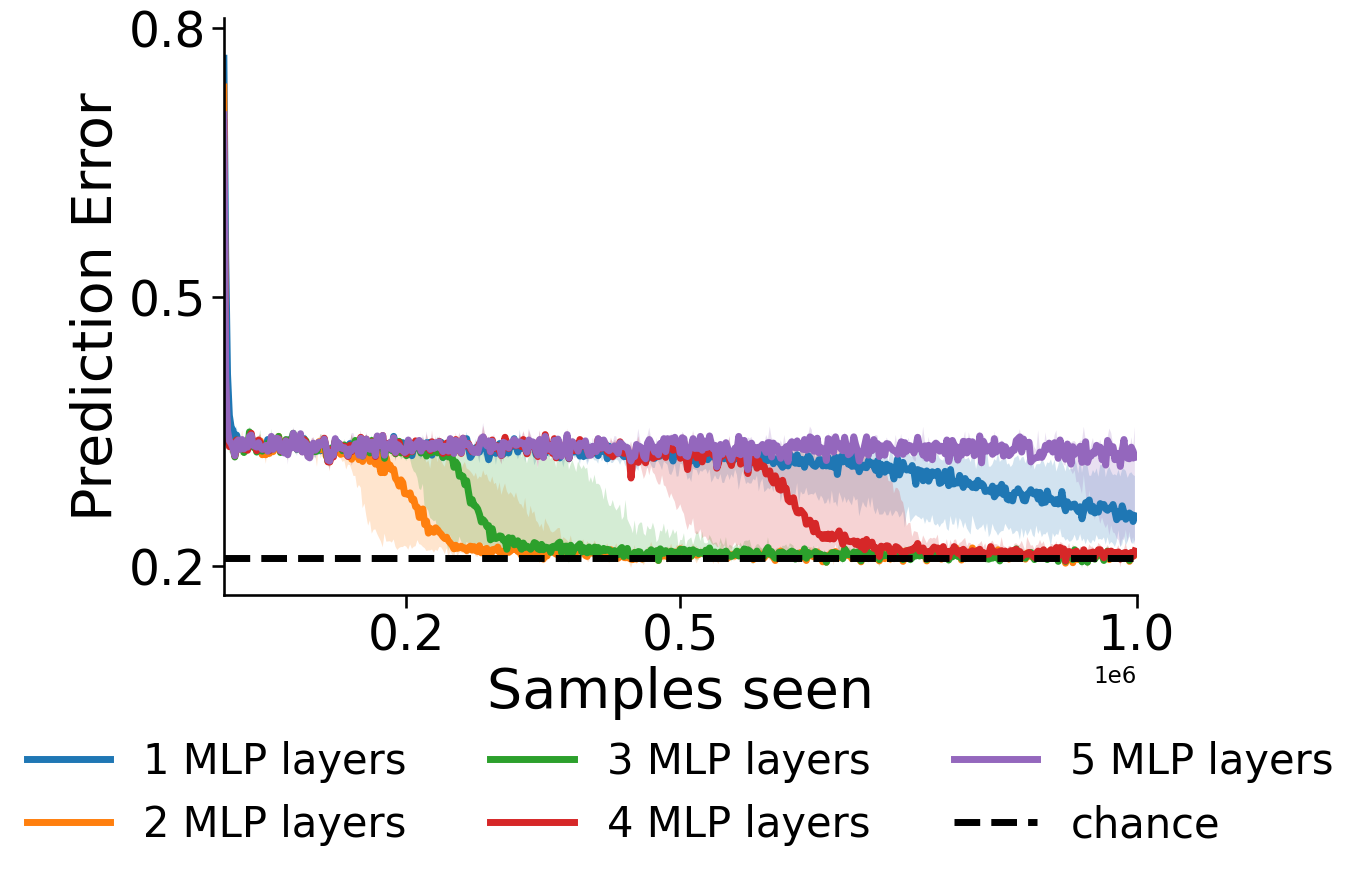
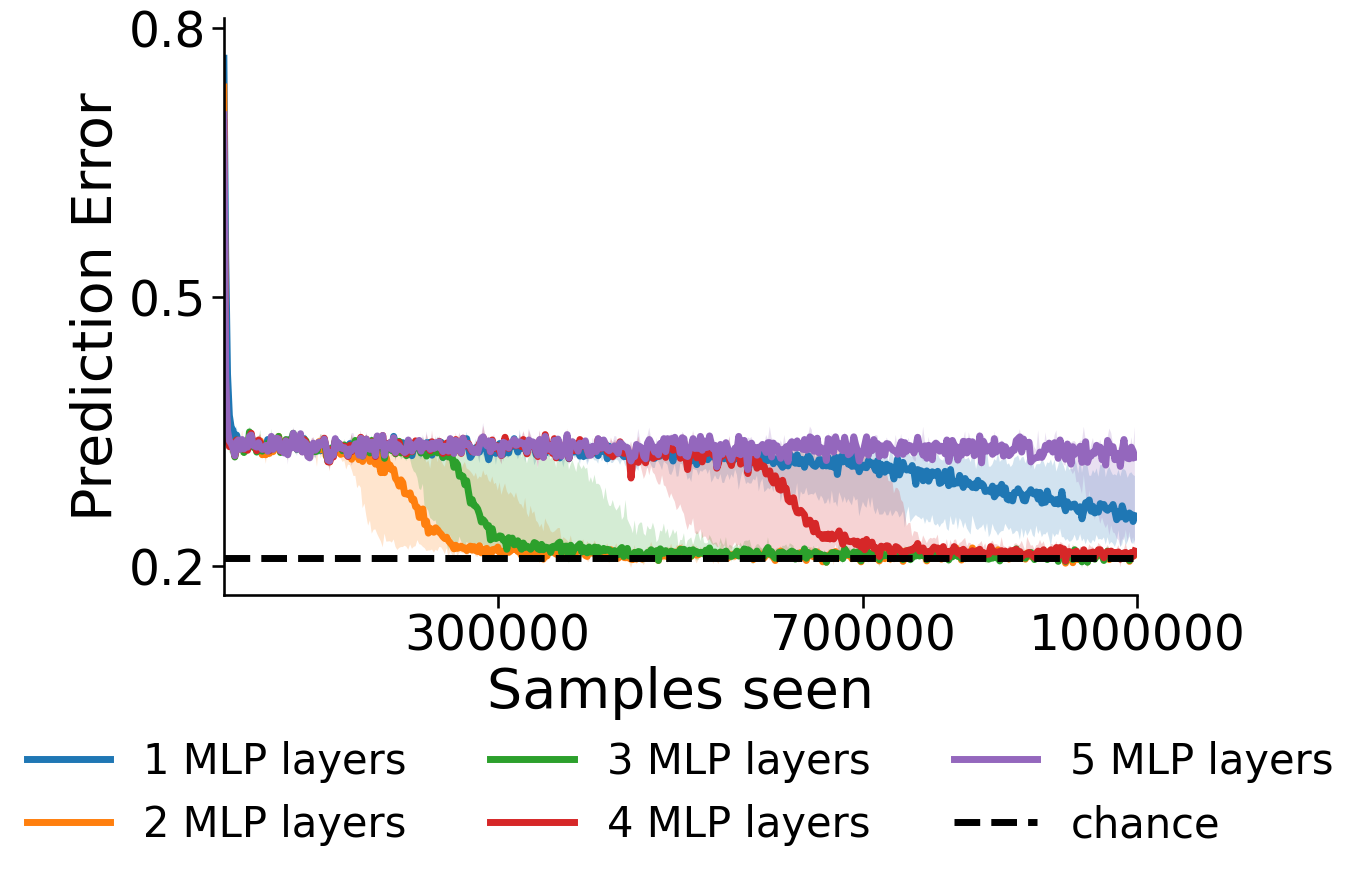
Code edit (unified diff) that turned the first committed figure into the second:
--- before
+++ after
@@ -46,8 +46,9 @@
 ax.tick_params(labelsize=35)
 ax.set_yticks([.2, .5, .8])
-ax.set_xticks([.2e6, .5e6, 1e6])
-ax.set_xlim([0, 1e6])
+ax.set_xticks([300000, 700000, 1000000])
+ax.set_xlim([0, 1000000])
 ax.set_xlabel("Samples seen", fontsize=40)
 ax.set_ylabel(f"Prediction Error", fontsize=40)
+ax.ticklabel_format(style='plain', axis='x')
 
 ax.spines["right"].set_visible(False)

Commit: plot edit